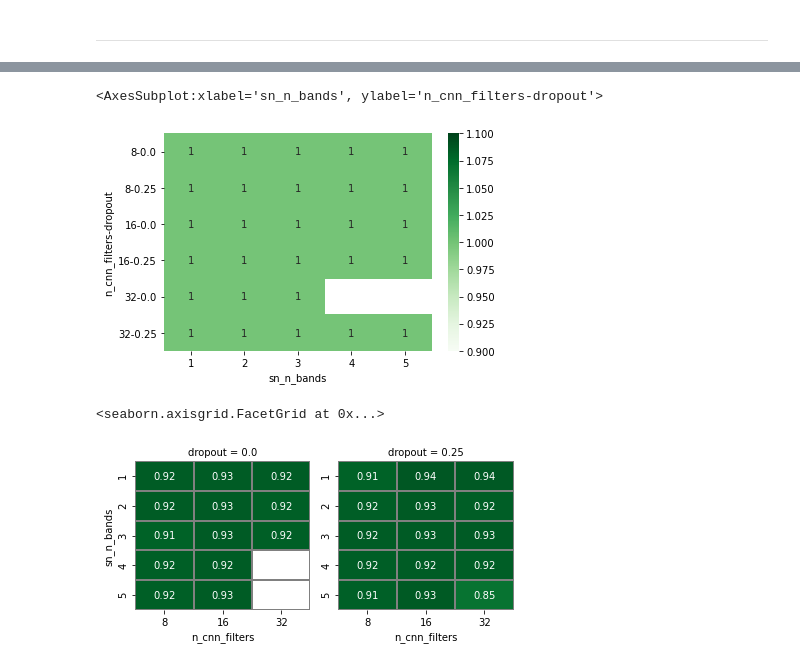
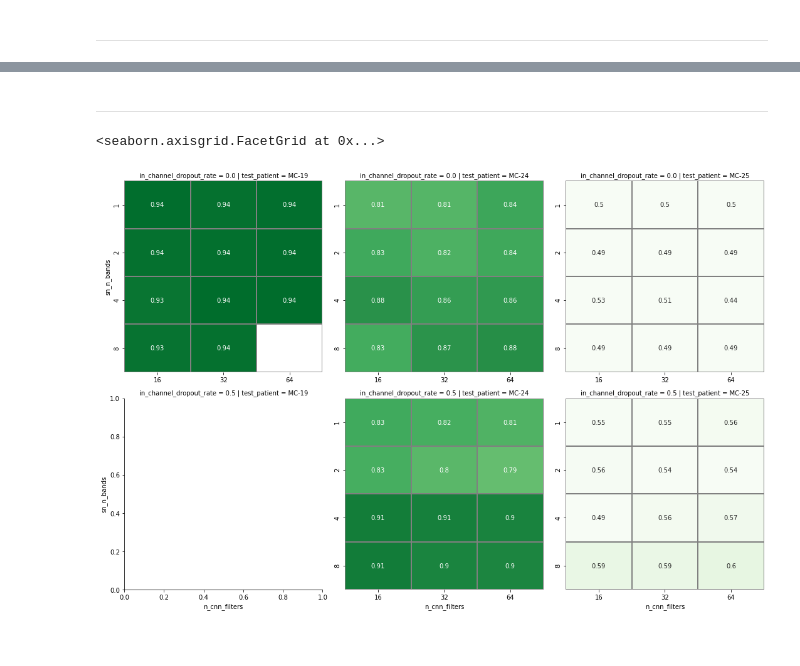
Before and after one commit to Morgan243/ECOGSpeech, a Jupyter notebook: notebooks/Results Parse.ipynb, the cells around one changed output, grey strips where cells are left out. Cells and saved outputs as stored; diff of their text form; code cells hidden in the pictures.

Commit message:
refreshed results notebook code

```diff
--- a/notebooks/Results Parse.ipynb
+++ b/notebooks/Results Parse.ipynb
@@ -15,7 +18,6 @@ Load result JSON files into a list of objects
 # %%
 # Link a results dir in the project root
-base_path = "../results/"
-
+base_path = "../ecog_speech/results_per_patient_sn_2105/"
 result_files = glob(os.path.join(base_path, '*.json'))
 
 json_result_data = [json.load(open(f)) for f in tqdm(result_files)]
@@ -63,3 +45,19 @@ config_params = ['model_name', 'dataset', 'dense_width', 'sn_n_bands', 'sn_kerne
+# %%
+import seaborn as sns
+
+# Choose a metric
+perf_col = 'f1'
+
+performance_cols = ['accuracy', 'f1', 'precision']
+config_params = ['model_name', 'dataset', 'dense_width',
+                 'sn_n_bands', 'sn_kernel_size', 'sn_padding',
+                 'bw_reg_weight', 'cog_attn', 'shuffle_channels',
+                 'n_cnn_filters', 'dropout', 'dropout_2d', 'in_channel_dropout_rate',
+                 'batchnorm', 'roll_channels', 'power_q', 'n_epochs']
+
+results_df['bw_reg_weight'] = results_df['bw_reg_weight'].fillna(-1)
+results_df['test_patient'] = results_df['test_sets'].str.split('-').apply(lambda l: '-'.join(l[:-1]))
+results_df['test_fold'] = results_df['test_sets'].str.split('-').apply(lambda l: l[-1])
 # %%
 nun_config_params = results_df[config_params].nunique()
 
@@ -75,4 +154,7 @@ Inspect and viz
 # %%
-grp = results_df.groupby(config_cols)[perf_col]
+grp = results_df.groupby(config_cols + ['test_patient'], dropna=False)[perf_col]
 res_perf = grp.mean()
-res_n = grp.size()
+res_n = grp.size().rename('N')
+
+res_perf_df = res_perf.reset_index()
+res_n_df = res_n.reset_index()
@@ -101,9 +161,5 @@ res_perf_df
-# %%
-import seaborn as sns
-sns.heatmap(res_n.unstack('sn_n_bands'), annot=True, cmap='Greens')
-# %% [output]
-<AxesSubplot:xlabel='sn_n_bands', ylabel='n_cnn_filters-dropout'>
-[figure, removed]
+# %% [markdown]
+****
 # %%
 from IPython.display import display
 def hplot(*args, **kwargs):
@@ -115,12 +171,13 @@ def hplot(*args, **kwargs):
                      annot=True, **kwargs)
     return ax
 # %%
-g = sns.FacetGrid(res_perf_df, #row="roll_channels",
-                  col="dropout",
+g = sns.FacetGrid(res_perf_df, col="test_patient",
+                  row='in_channel_dropout_rate',
                   # Sharing axis doesn't seem to work so well with sparse results - axes names and ticks get weird
-                  sharex=False, sharey=False)
+                  sharex=False, sharey=False, height=5)
 g.map_dataframe(hplot,'n_cnn_filters', 'sn_n_bands', 'f1',
-                cmap='Greens', vmax=1., vmin=0., cbar=False, linewidths=1, linecolor='grey')
+                cmap='Greens', vmax=1., vmin=0.55,
+                cbar=False, linewidths=1, linecolor='grey')
 # %% [output]
 <seaborn.axisgrid.FacetGrid at 0x...>
-[figure, old version]
+[figure, new version]
```
Also changed, not shown: parts of 20 cells of this notebook.
